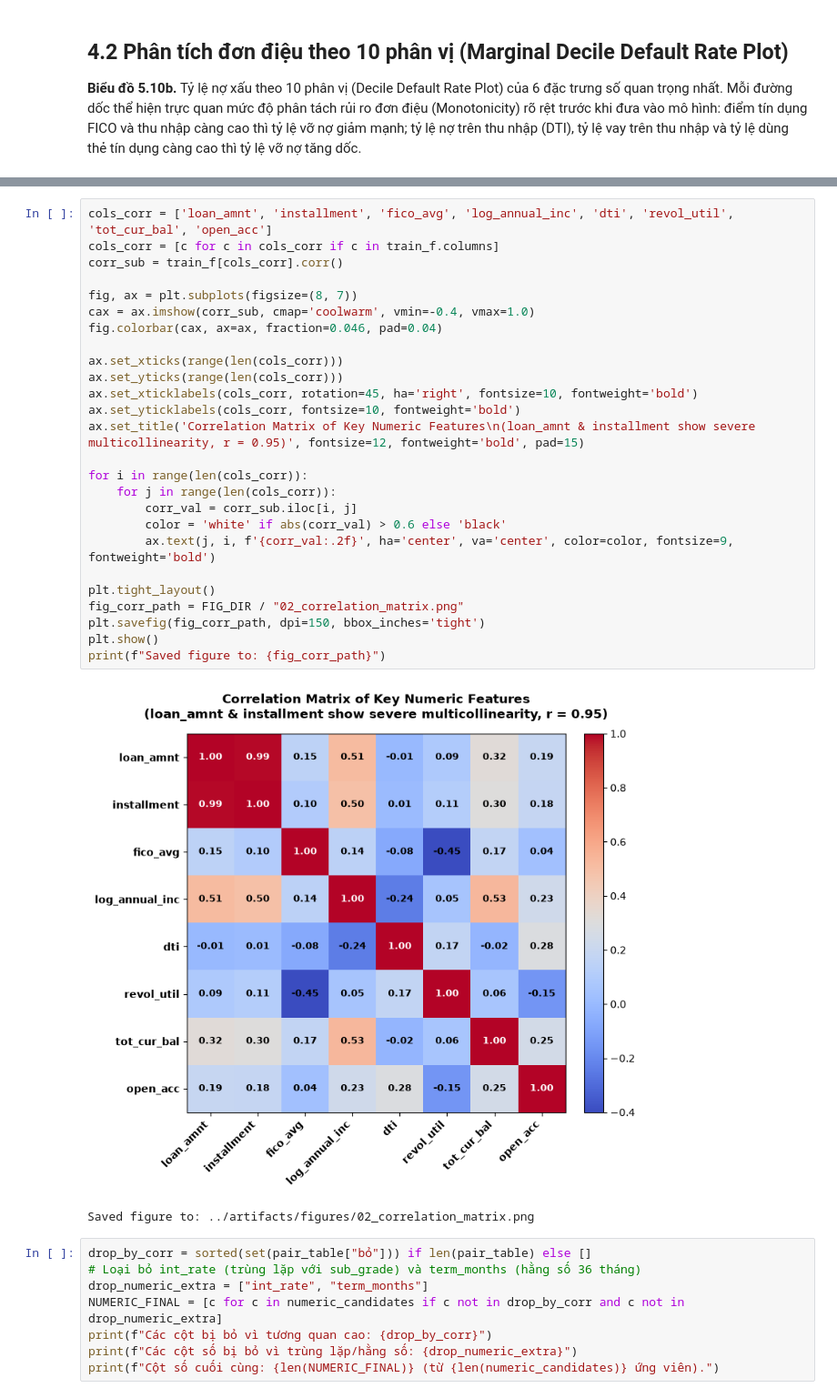
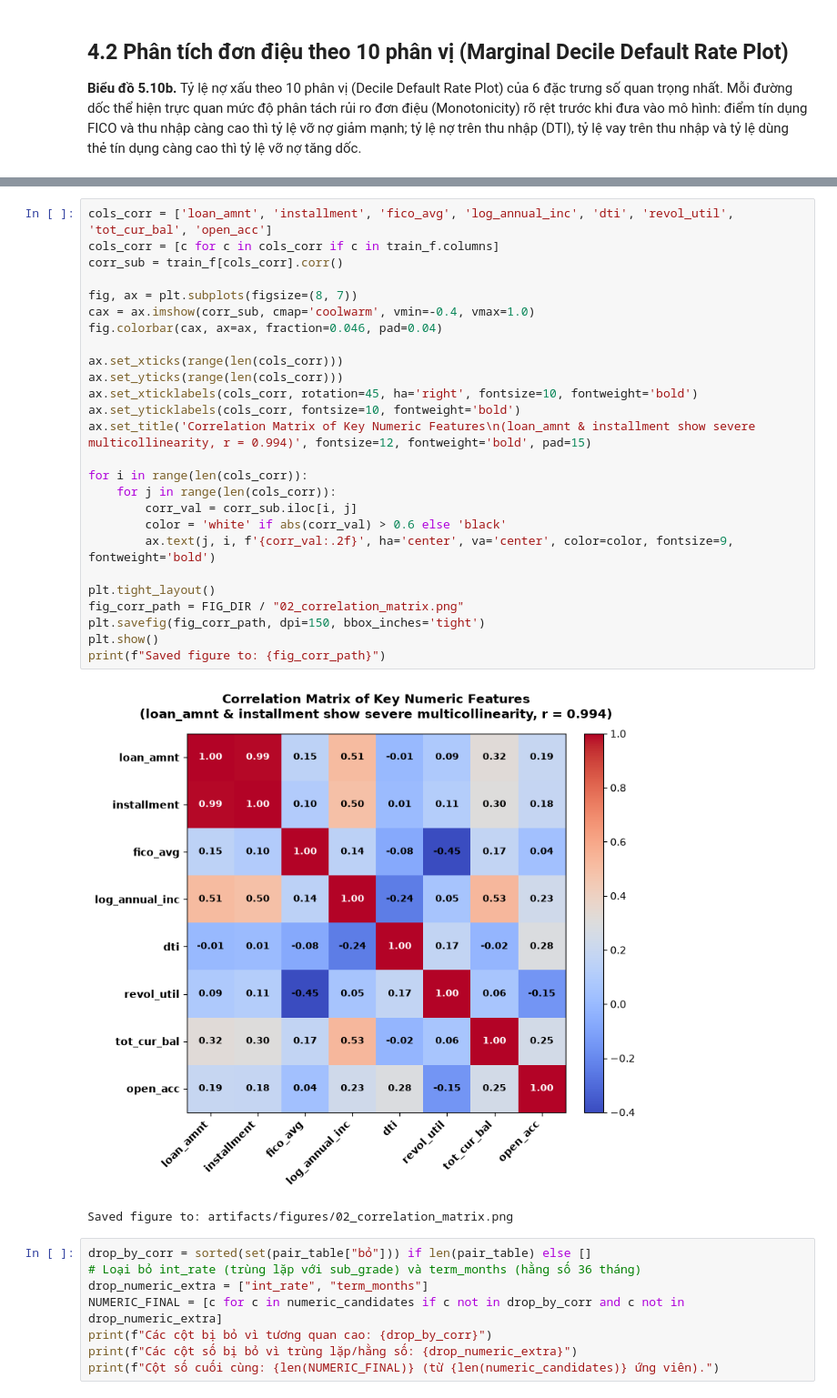
Before and after one commit to Eliza516/Lending-Club-Credit-Scoring, a Jupyter notebook: notebooks/02_features.ipynb, the cells around one changed output, grey strips where cells are left out. Shown at 91% size. Saved outputs shown, nothing was run; the diff lists cells and outputs as text.

```diff
--- a/notebooks/02_features.ipynb
+++ b/notebooks/02_features.ipynb
@@ -1075,32 +1103,32 @@ Saved figure to: ../artifacts/figures/02_decile_default_rate.png
 # %%
 cols_corr = ['loan_amnt', 'installment', 'fico_avg', 'log_annual_inc', 'dti', 'revol_util', 'tot_cur_bal', 'open_acc']
 cols_corr = [c for c in cols_corr if c in train_f.columns]
 corr_sub = train_f[cols_corr].corr()
 
 fig, ax = plt.subplots(figsize=(8, 7))
 cax = ax.imshow(corr_sub, cmap='coolwarm', vmin=-0.4, vmax=1.0)
 fig.colorbar(cax, ax=ax, fraction=0.046, pad=0.04)
 
 ax.set_xticks(range(len(cols_corr)))
 ax.set_yticks(range(len(cols_corr)))
 ax.set_xticklabels(cols_corr, rotation=45, ha='right', fontsize=10, fontweight='bold')
 ax.set_yticklabels(cols_corr, fontsize=10, fontweight='bold')
-ax.set_title('Correlation Matrix of Key Numeric Features\n(loan_amnt & installment show severe multicollinearity, r = 0.95)', fontsize=12, fontweight='bold', pad=15)
+ax.set_title('Correlation Matrix of Key Numeric Features\n(loan_amnt & installment show severe multicollinearity, r = 0.994)', fontsize=12, fontweight='bold', pad=15)
 
 for i in range(len(cols_corr)):
     for j in range(len(cols_corr)):
         corr_val = corr_sub.iloc[i, j]
         color = 'white' if abs(corr_val) > 0.6 else 'black'
         ax.text(j, i, f'{corr_val:.2f}', ha='center', va='center', color=color, fontsize=9, fontweight='bold')
 
 plt.tight_layout()
 fig_corr_path = FIG_DIR / "02_correlation_matrix.png"
 plt.savefig(fig_corr_path, dpi=150, bbox_inches='tight')
 plt.show()
 print(f"Saved figure to: {fig_corr_path}")
 # %% [output]
-[figure, old version]
+[figure, new version]
-Saved figure to: ../artifacts/figures/02_correlation_matrix.png
+Saved figure to: artifacts/figures/02_correlation_matrix.png
 # %%
 drop_by_corr = sorted(set(pair_table["bỏ"])) if len(pair_table) else []
 # Loại bỏ int_rate (trùng lặp với sub_grade) và term_months (hằng số 36 tháng)
```
Also changed, not shown: parts of 19 cells of this notebook, 9 other files.
